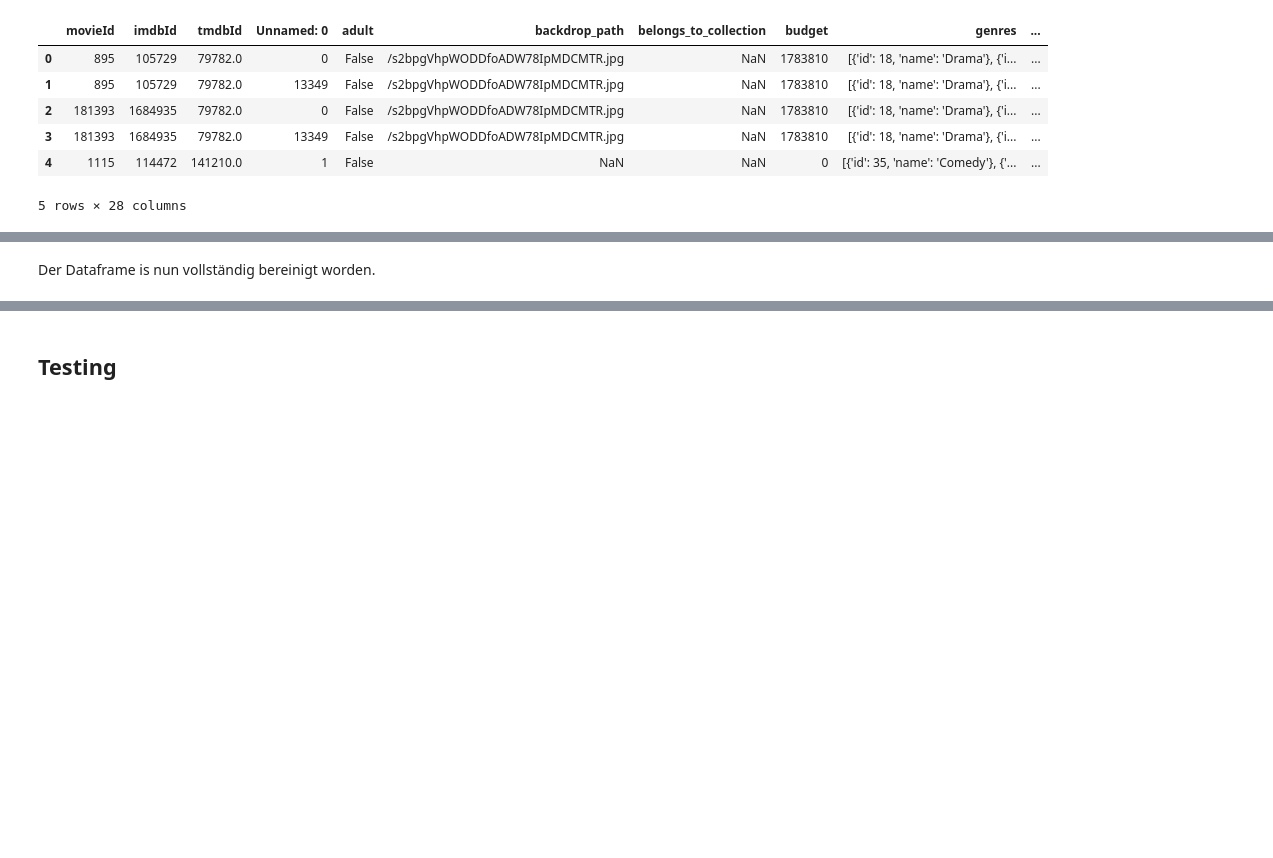
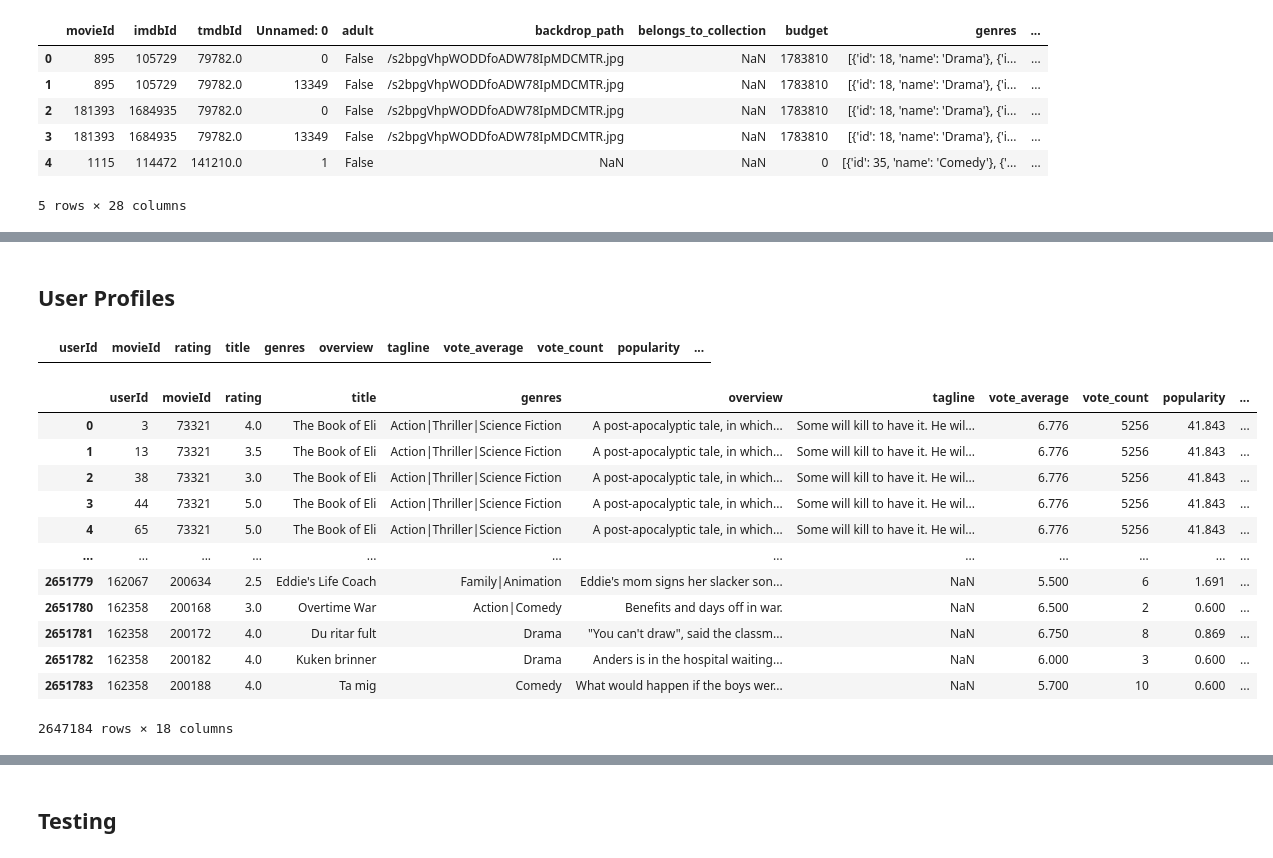
Before and after one commit to Luuzemp14/Cds1_Tinder-4-Movies, a Jupyter notebook: datawrangling.ipynb, the cells around one changed output, grey strips where cells are left out. Drawn from its saved outputs; the diff is of its cells as text; code cells hidden in the pictures; blank space fills up the shorter version.

```diff
--- a/datawrangling.ipynb
+++ b/datawrangling.ipynb
@@ -135,4 +105,4 @@ belongs_to_collection    18077
 dtype: int64
 # %%
-# drop rows with NAN overwie and genres --> these values are very important for the recommender model
-df2.dropna(subset=['overview', 'genres'])
+# drop rows with NAN overview --> these values are very important for the recommender model
+df2 = df2.dropna(subset=['overview'])
@@ -153,2 +109,2 @@ df2.dropna(subset=['overview', 'genres'])
-# %% [markdown]
-Der Dataframe is nun vollständig bereinigt worden.
+# %% [markdown]
+## User Profiles
@@ -154,0 +133,21 @@ Der Dataframe is nun vollständig bereinigt worden.
+# %%
+# No user has rated the same movie twice
+df3[df3.duplicated(subset=["userId", "movieId"])]
+# %% [output]
+|  | userId | movieId | rating | title | genres | overview | tagline | vote_average | vote_count | popularity | ... |
+# %%
+df3
+# %% [output]
+|  | userId | movieId | rating | title | genres | overview | tagline | vote_average | vote_count | popularity | ... |
+| 0 | 3 | 73321 | 4.0 | The Book of Eli | Action|Thriller|Science Fiction | A post-apocalyptic tale, in which... | Some will kill to have it. He wil... | 6.776 | 5256 | 41.843 | ... |
+| 1 | 13 | 73321 | 3.5 | The Book of Eli | Action|Thriller|Science Fiction | A post-apocalyptic tale, in which... | Some will kill to have it. He wil... | 6.776 | 5256 | 41.843 | ... |
+| 2 | 38 | 73321 | 3.0 | The Book of Eli | Action|Thriller|Science Fiction | A post-apocalyptic tale, in which... | Some will kill to have it. He wil... | 6.776 | 5256 | 41.843 | ... |
+| 3 | 44 | 73321 | 5.0 | The Book of Eli | Action|Thriller|Science Fiction | A post-apocalyptic tale, in which... | Some will kill to have it. He wil... | 6.776 | 5256 | 41.843 | ... |
+| 4 | 65 | 73321 | 5.0 | The Book of Eli | Action|Thriller|Science Fiction | A post-apocalyptic tale, in which... | Some will kill to have it. He wil... | 6.776 | 5256 | 41.843 | ... |
+| ... | ... | ... | ... | ... | ... | ... | ... | ... | ... | ... | ... |
+| 2651779 | 162067 | 200634 | 2.5 | Eddie's Life Coach | Family|Animation | Eddie's mom signs her slacker son... | NaN | 5.500 | 6 | 1.691 | ... |
+| 2651780 | 162358 | 200168 | 3.0 | Overtime War | Action|Comedy | Benefits and days off in war. | NaN | 6.500 | 2 | 0.600 | ... |
+| 2651781 | 162358 | 200172 | 4.0 | Du ritar fult | Drama | "You can't draw", said the classm... | NaN | 6.750 | 8 | 0.869 | ... |
+| 2651782 | 162358 | 200182 | 4.0 | Kuken brinner | Drama | Anders is in the hospital waiting... | NaN | 6.000 | 3 | 0.600 | ... |
+| 2651783 | 162358 | 200188 | 4.0 | Ta mig | Comedy | What would happen if the boys wer... | NaN | 5.700 | 10 | 0.600 | ... |
+2647184 rows × 18 columns
```
Also changed, not shown: parts of 21 cells of this notebook.
